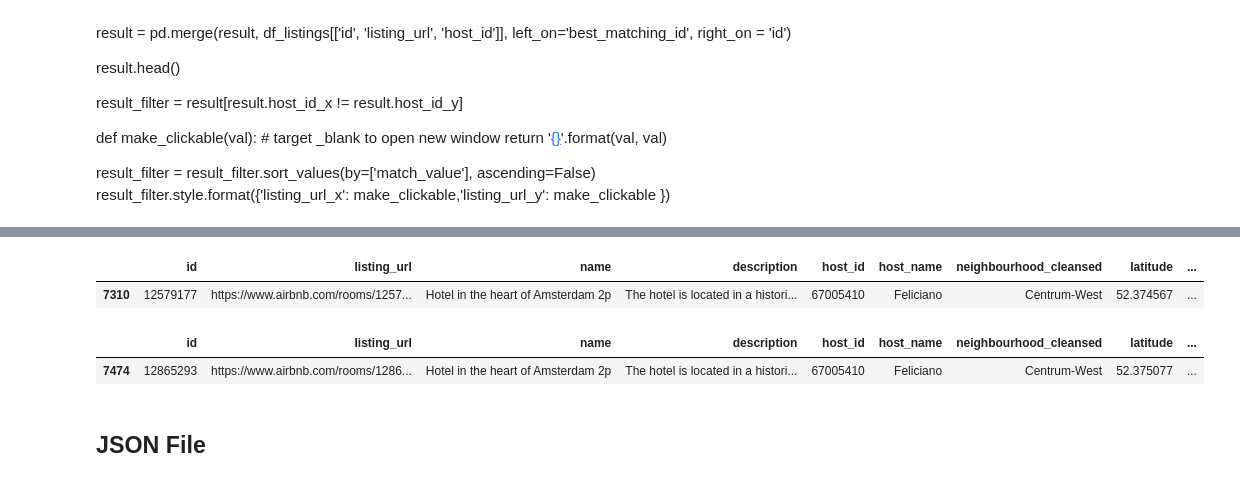
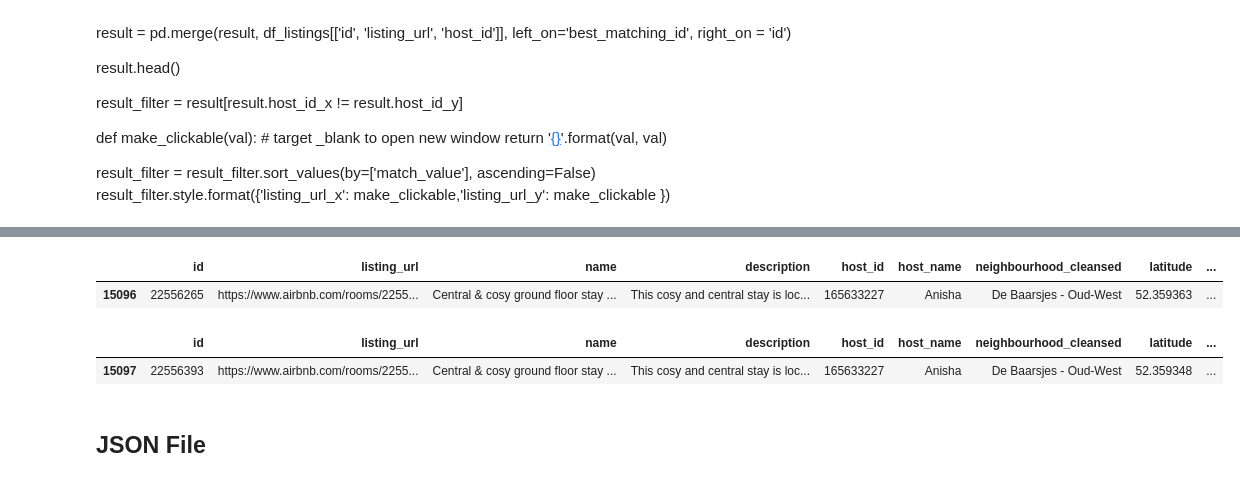
Before and after one commit to JeffreyBosman/DataSystemsProject, a Jupyter notebook: Analyse_multiple_accounts_multiple_listings/Cosine_simalarity_v5.ipynb, the cells around one changed output, grey strips where cells are left out. Cells and saved outputs as stored; diff of their text form; code cells hidden in the pictures.

```diff
--- a/Analyse_multiple_accounts_multiple_listings/Cosine_simalarity_v5.ipynb
+++ b/Analyse_multiple_accounts_multiple_listings/Cosine_simalarity_v5.ipynb
@@ -383,13 +396,14 @@ output =match_df[["duplicate_ID","type","case_A_id","case_B_id","match_score", "
 # %%
-df_listings[df_listings['id']== 12579177]
+df_listings[df_listings['id']== 22556265]
 # %% [output]
 |  | id | listing_url | name | description | host_id | host_name | neighbourhood_cleansed | latitude | ... |
-| 7310 | 12579177 | https://www.airbnb.com/rooms/1257... | Hotel in the heart of Amsterdam 2p | The hotel is located in a histori... | 67005410 | Feliciano | Centrum-West | 52.374567 | ... |
+| 15096 | 22556265 | https://www.airbnb.com/rooms/2255... | Central & cosy ground floor stay ... | This cosy and central stay is loc... | 165633227 | Anisha | De Baarsjes - Oud-West | 52.359363 | ... |
-# %%
-df_listings[df_listings['id']== 12865293]
-# %% [output]
-|  | id | listing_url | name | description | host_id | host_name | neighbourhood_cleansed | latitude | ... |
-| 7474 | 12865293 | https://www.airbnb.com/rooms/1286... | Hotel in the heart of Amsterdam 2p | The hotel is located in a histori... | 67005410 | Feliciano | Centrum-West | 52.375077 | ... |
+# %%
+
+df_listings[df_listings['id']== 22556393]
+# %% [output]
+|  | id | listing_url | name | description | host_id | host_name | neighbourhood_cleansed | latitude | ... |
+| 15097 | 22556393 | https://www.airbnb.com/rooms/2255... | Central & cosy ground floor stay ... | This cosy and central stay is loc... | 165633227 | Anisha | De Baarsjes - Oud-West | 52.359348 | ... |
 # %% [markdown]
 ## JSON File
 # %%
```
Also changed, not shown: parts of 6 cells of this notebook, 7 other files.
